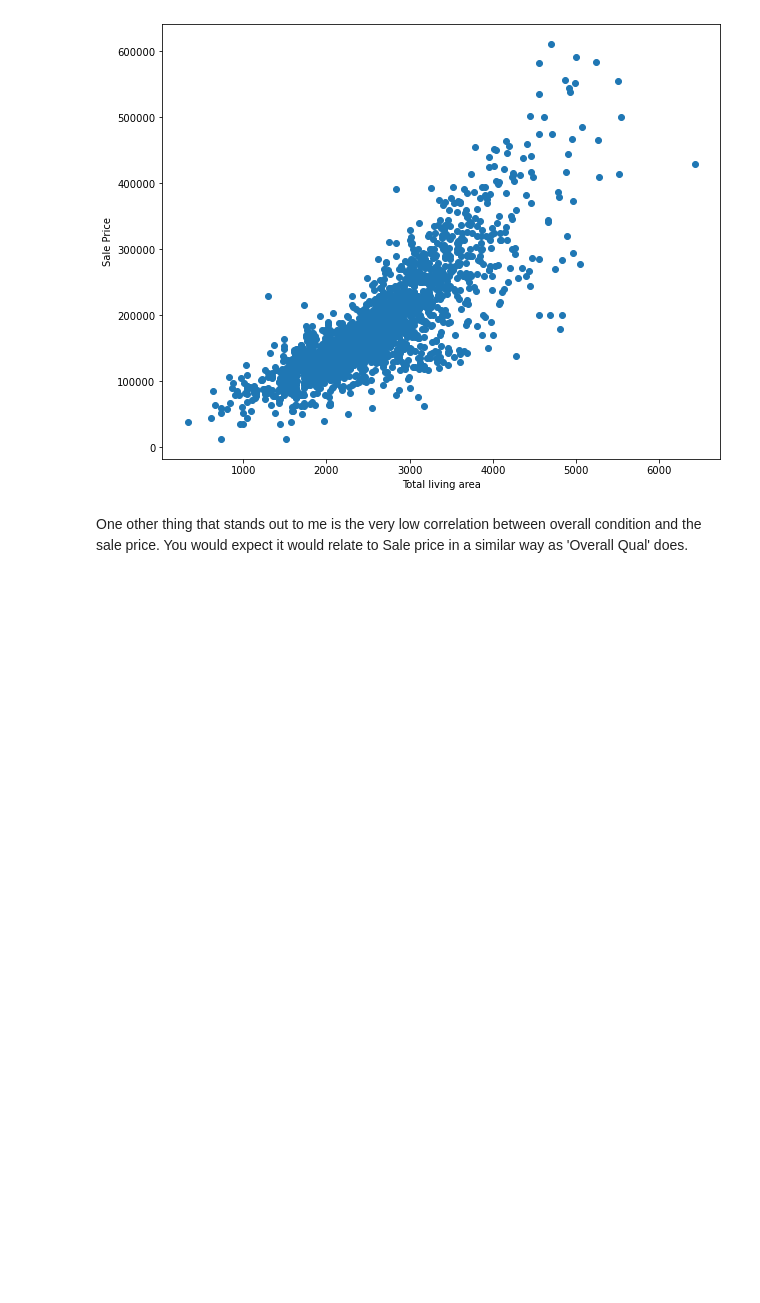
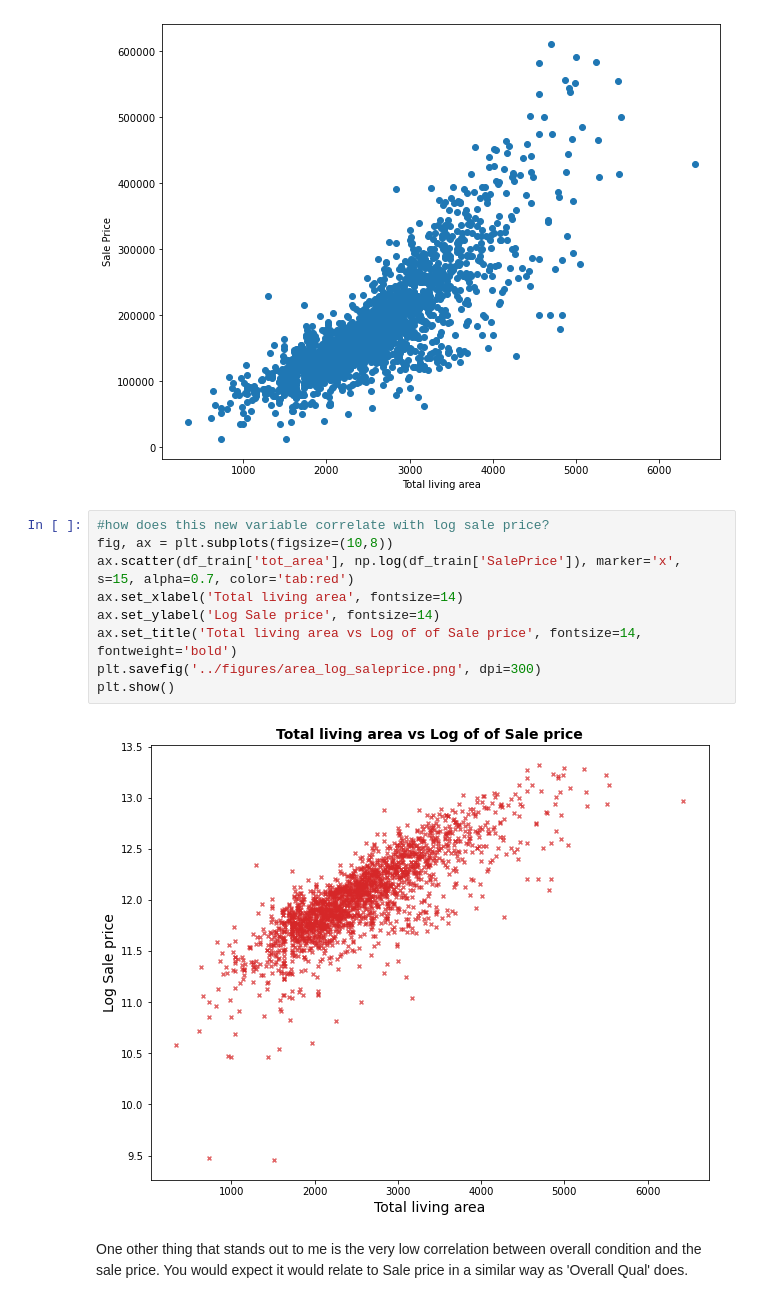
Before and after one commit to martijndevries/AmesHousingPrices, a Jupyter notebook: code/feature_engineering.ipynb, the cells around one changed output. Saved outputs shown, nothing was run; the diff lists cells and outputs as text; blank space fills up the shorter version.

```diff
--- a/code/feature_engineering.ipynb
+++ b/code/feature_engineering.ipynb
@@ -96,6 +97,17 @@ ax.set_ylabel('Sale Price')
 plt.show()
 # %% [output]
 [figure]
+# %%
+#how does this new variable correlate with log sale price?
+fig, ax = plt.subplots(figsize=(10,8))
+ax.scatter(df_train['tot_area'], np.log(df_train['SalePrice']), marker='x', s=15, alpha=0.7, color='tab:red')
+ax.set_xlabel('Total living area', fontsize=14)
+ax.set_ylabel('Log Sale price', fontsize=14)
+ax.set_title('Total living area vs Log of of Sale price', fontsize=14, fontweight='bold')
+plt.savefig('../figures/area_log_saleprice.png', dpi=300)
+plt.show()
+# %% [output]
+[figure, added]
 # %% [markdown]
 One other thing that stands out to me is the very low correlation between overall condition and the sale price. You would expect it would relate to Sale price in a similar way as 'Overall Qual' does.
 # %%
```
Also changed, not shown: parts of 4 cells of this notebook, 8 other files.
